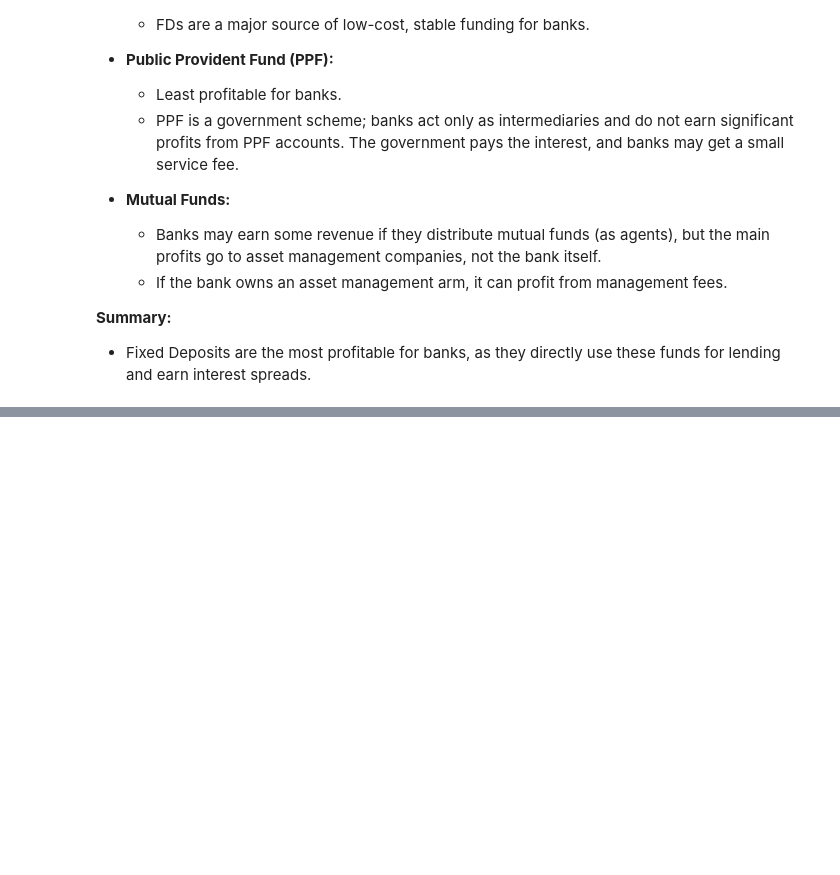
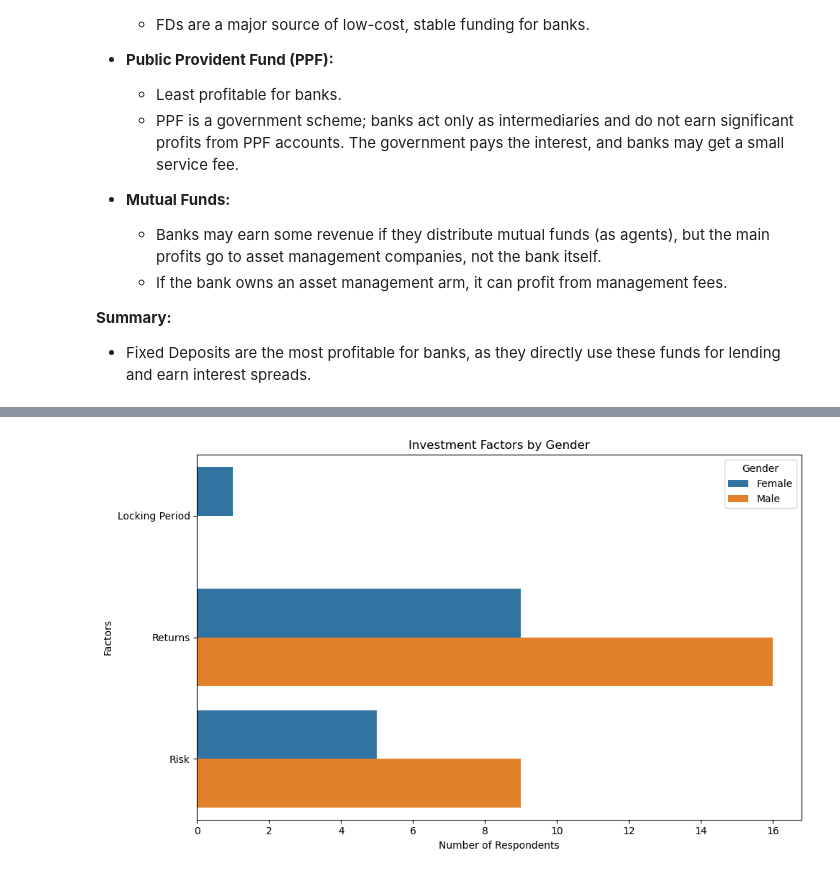
Before and after one commit to abu12365b/kaggleFianceAnalysis, a Jupyter notebook: Analysis.ipynb, the cells around one changed output, grey strips where cells are left out. Saved outputs shown, nothing was run; the diff lists cells and outputs as text; code cells hidden in the pictures; blank space fills up the shorter version.

```diff
--- a/Analysis.ipynb
+++ b/Analysis.ipynb
@@ -476,0 +531,26 @@ From a bank's perspective, the profitability of these investment options differs
+# %%
+def prepare_demo_plot(df, column, demo_col):
+    # Split multiple selections and explode
+    exploded = df[[column, demo_col]].dropna()
+    exploded = exploded.assign(**{column: exploded[column].str.split(',')})
+    exploded = exploded.explode(column)
+    exploded[column] = exploded[column].str.strip()
+
+    # Count per demographic group
+    demo_counts = exploded.groupby([demo_col, column]).size().reset_index(name='Count')
+    return demo_counts
+# %%
+# ------------------------------
+# Plot 1: Factors by Gender
+# ------------------------------
+factor_gender = prepare_demo_plot(df, 'Factor', 'gender')
+plt.figure(figsize=(10,6))
+sns.barplot(data=factor_gender, x='Count', y='Factor', hue='gender')
+plt.title('Investment Factors by Gender')
+plt.xlabel('Number of Respondents')
+plt.ylabel('Factors')
+plt.legend(title='Gender')
+plt.tight_layout()
+plt.show()
+# %% [output]
+[figure, added]
```
Also changed, not shown: parts of 6 cells of this notebook.
